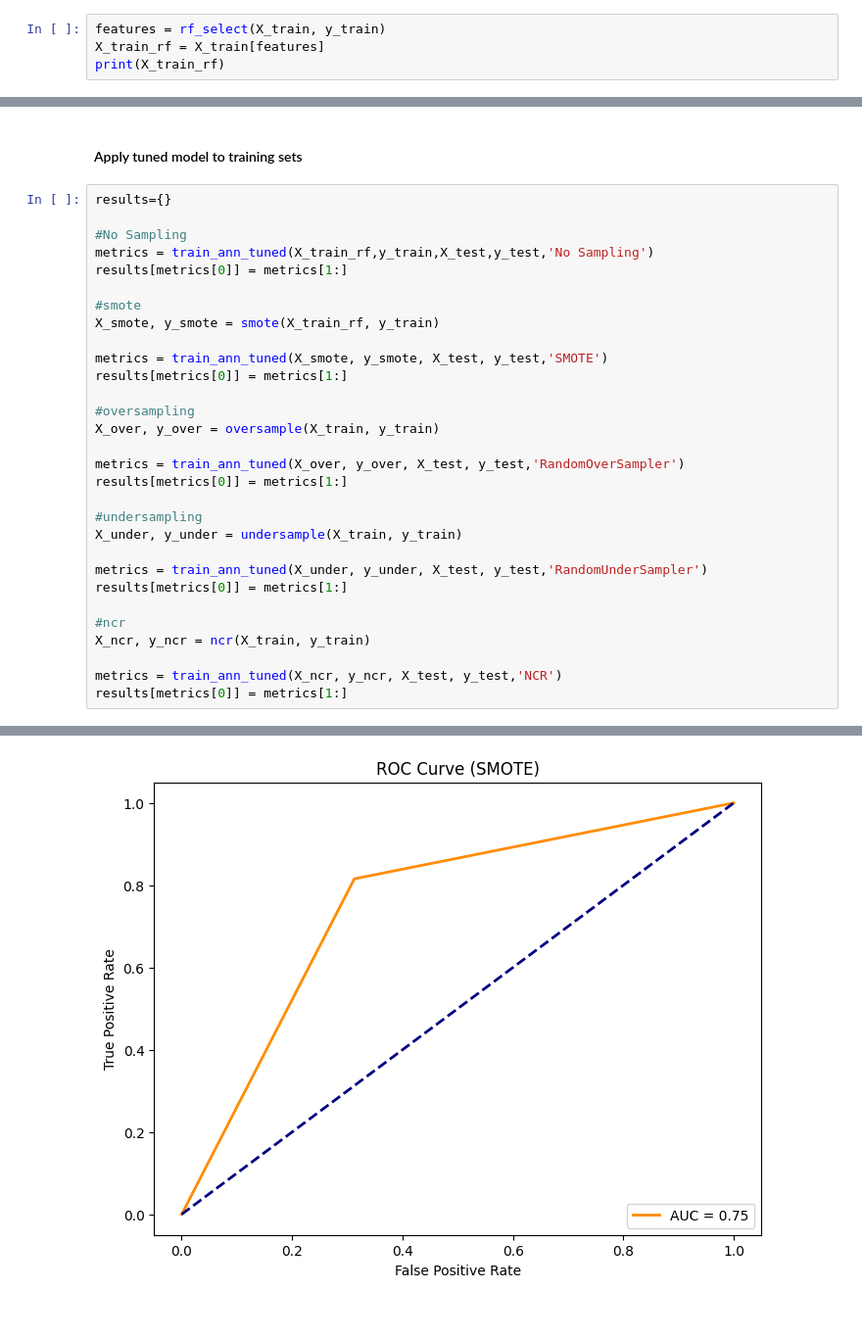
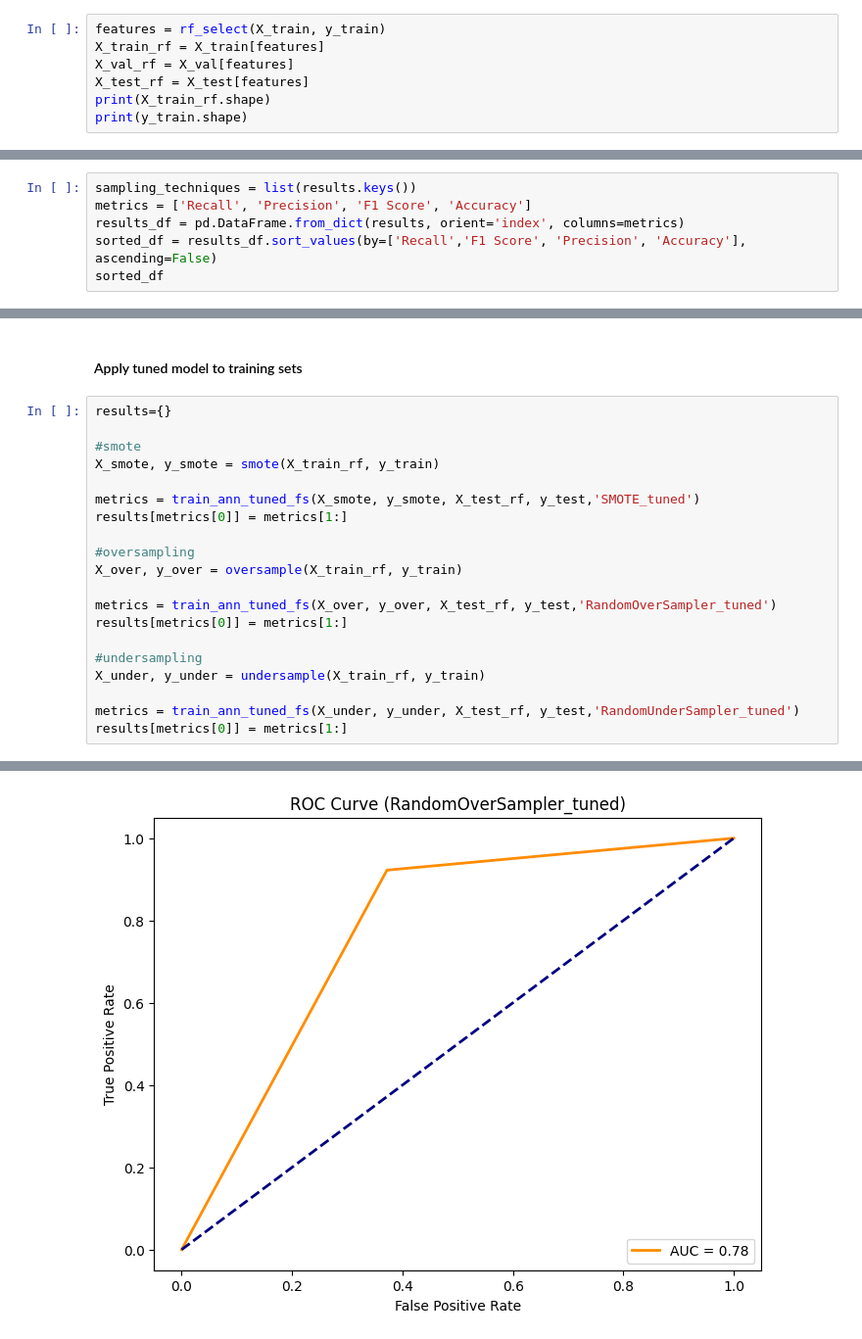
Before and after one commit to dapscc/bt4012_fraud, a Jupyter notebook: deep_learning.ipynb, the cells around one changed output, grey strips where cells are left out. Shown at 98% size. Saved outputs shown, nothing was run; the diff lists cells and outputs as text.

Commit message:
Deep learning results and removed Lasso model

```diff
--- a/deep_learning.ipynb
+++ b/deep_learning.ipynb
@@ -202,5 +171,8 @@ weighted avg       0.91      0.94      0.91      1542
 # %%
 features = rf_select(X_train, y_train)
 X_train_rf = X_train[features]
-print(X_train_rf)
+X_val_rf = X_val[features]
+X_test_rf = X_test[features]
+print(X_train_rf.shape)
+print(y_train.shape)
 # %% [output]
@@ -342,0 +503,6 @@ def train_ann_tuned(X_train, y_train, X_test, y_test, sampling_technique,class_w
+# %%
+sampling_techniques = list(results.keys())
+metrics = ['Recall', 'Precision', 'F1 Score', 'Accuracy']
+results_df = pd.DataFrame.from_dict(results, orient='index', columns=metrics)
+sorted_df = results_df.sort_values(by=['Recall','F1 Score', 'Precision', 'Accuracy'], ascending=False)
+sorted_df
@@ -344,33 +562,23 @@ def train_ann_tuned(X_train, y_train, X_test, y_test, sampling_technique,class_w
 #### Apply tuned model to training sets
 # %%
 results={}
-
-#No Sampling
-metrics = train_ann_tuned(X_train_rf,y_train,X_test,y_test,'No Sampling')
-results[metrics[0]] = metrics[1:]
 
 #smote
 X_smote, y_smote = smote(X_train_rf, y_train)
 
-metrics = train_ann_tuned(X_smote, y_smote, X_test, y_test,'SMOTE')
+metrics = train_ann_tuned_fs(X_smote, y_smote, X_test_rf, y_test,'SMOTE_tuned')
 results[metrics[0]] = metrics[1:]
 
 #oversampling
-X_over, y_over = oversample(X_train, y_train)
+X_over, y_over = oversample(X_train_rf, y_train)
 
-metrics = train_ann_tuned(X_over, y_over, X_test, y_test,'RandomOverSampler')
+metrics = train_ann_tuned_fs(X_over, y_over, X_test_rf, y_test,'RandomOverSampler_tuned')
 results[metrics[0]] = metrics[1:]
 
 #undersampling
-X_under, y_under = undersample(X_train, y_train)
+X_under, y_under = undersample(X_train_rf, y_train)
 
-metrics = train_ann_tuned(X_under, y_under, X_test, y_test,'RandomUnderSampler')
+metrics = train_ann_tuned_fs(X_under, y_under, X_test_rf, y_test,'RandomUnderSampler_tuned')
 results[metrics[0]] = metrics[1:]
-
-#ncr
-X_ncr, y_ncr = ncr(X_train, y_train)
-
-metrics = train_ann_tuned(X_ncr, y_ncr, X_test, y_test,'NCR')
-results[metrics[0]] = metrics[1:]
 # %% [output]
 Epoch 1/30
@@ -412,2 +620,2 @@ weighted avg       0.93      0.70      0.77      1542
-[figure, old version]
+[figure, new version]
 Epoch 1/30
```
Also changed, not shown: parts of 20 cells of this notebook, 2 other files.
